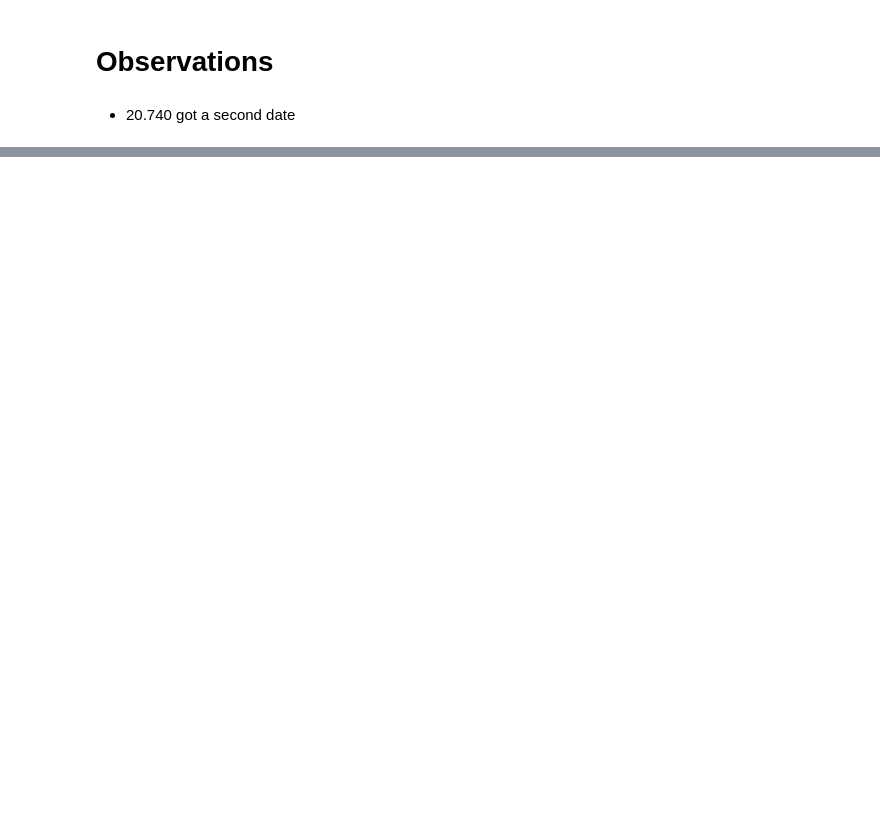
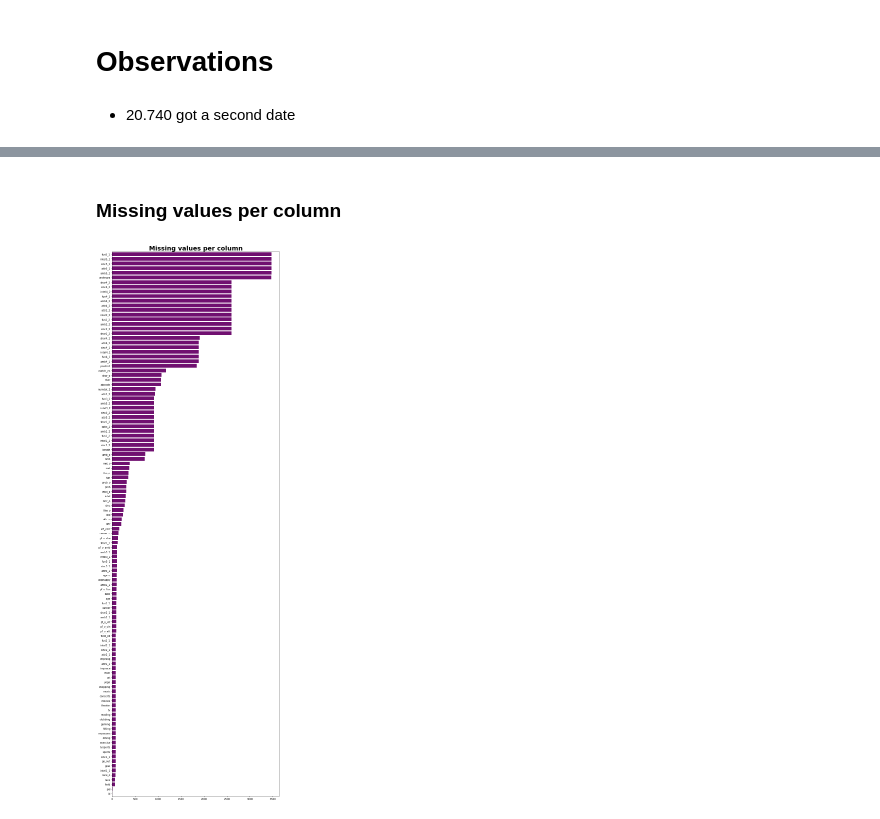
Before and after one commit to Classical-machine-learning/speedDating, a Jupyter notebook: main.ipynb, the cells around one changed output, grey strips where cells are left out. Cells and saved outputs as stored; diff of their text form; code cells hidden in the pictures; blank space fills up the shorter version.

```diff
--- a/main.ipynb
+++ b/main.ipynb
@@ -452,0 +457,12 @@ ret_cross_attr("go_out")
+# %% [markdown]
+### Missing values per column
+# %%
+import matplotlib.pyplot as plt
+allna = (df.isnull().sum() )
+allna = allna.drop(allna[allna == 0].index).sort_values(ascending=False)
+plt.figure(figsize=(12, 40))
+sns.barplot(allna,allna.index,color='purple')
+plt.title('Missing values per column', fontsize=25, weight='bold' )
+plt.show()
+# %% [output]
+[figure, added]
```
Also changed, not shown: parts of 36 cells of this notebook.
